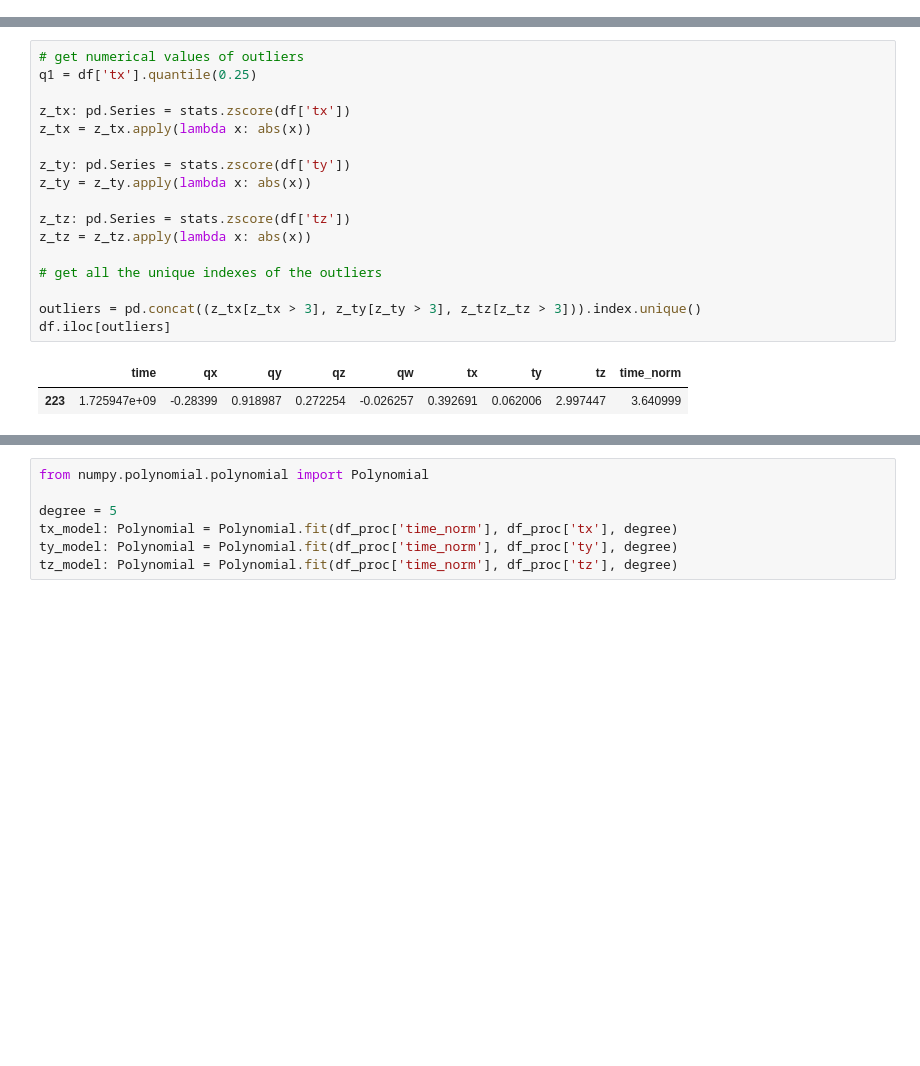
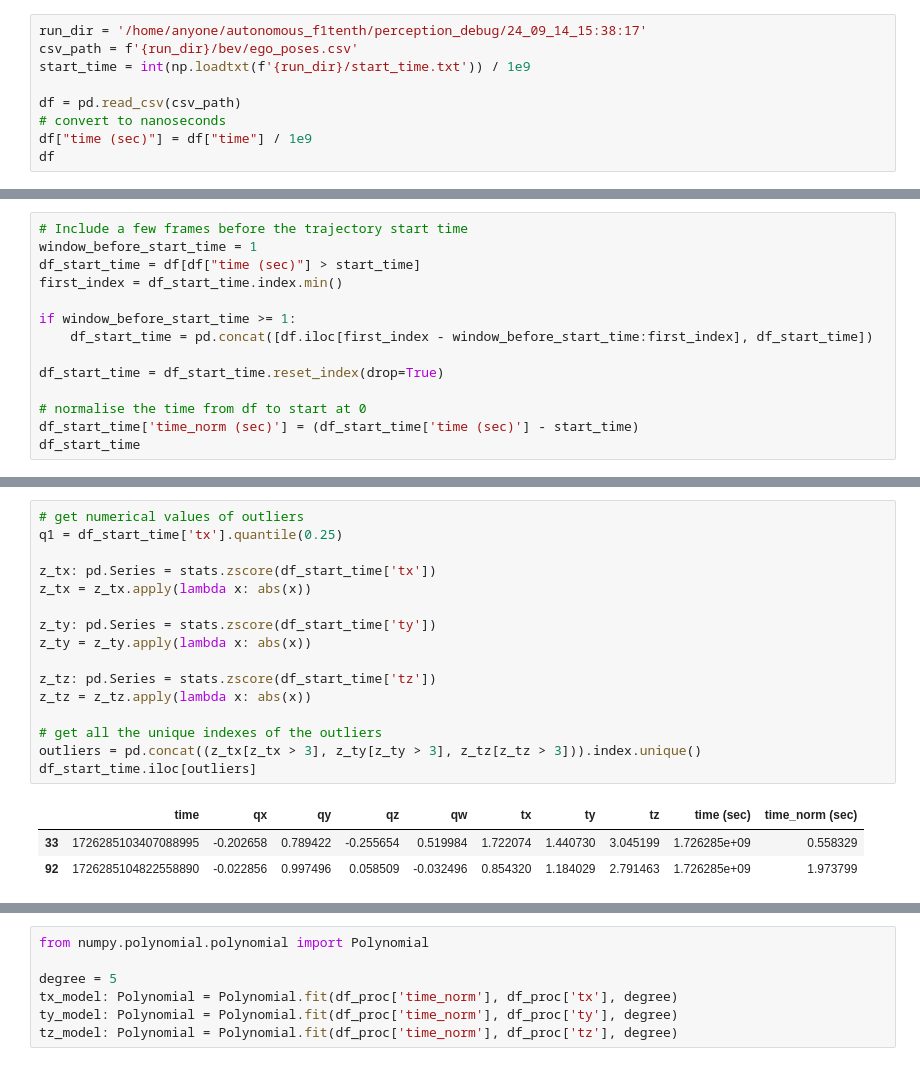
Before and after one commit to ShungFei/autonomous_f1tenth, a Jupyter notebook: src/perception/perception/scripts/model_fitting.ipynb, the cells around one changed output, grey strips where cells are left out. Drawn from its saved outputs; the diff is of its cells as text; blank space fills up the shorter version.

```diff
--- a/src/perception/perception/scripts/model_fitting.ipynb
+++ b/src/perception/perception/scripts/model_fitting.ipynb
@@ -36,0 +16,9 @@ df
+# %%
+run_dir = '/home/anyone/autonomous_f1tenth/perception_debug/24_09_14_15:38:17'
+csv_path = f'{run_dir}/bev/ego_poses.csv'
+start_time = int(np.loadtxt(f'{run_dir}/start_time.txt')) / 1e9
+
+df = pd.read_csv(csv_path)
+# convert to nanoseconds
+df["time (sec)"] = df["time"] / 1e9
+df
@@ -36,0 +39,14 @@ df
+# %%
+# Include a few frames before the trajectory start time
+window_before_start_time = 1
+df_start_time = df[df["time (sec)"] > start_time]
+first_index = df_start_time.index.min()
+
+if window_before_start_time >= 1:
+    df_start_time = pd.concat([df.iloc[first_index - window_before_start_time:first_index], df_start_time])
+
+df_start_time = df_start_time.reset_index(drop=True)
+
+# normalise the time from df to start at 0
+df_start_time['time_norm (sec)'] = (df_start_time['time (sec)'] - start_time)
+df_start_time
@@ -37,20 +67,20 @@ df
 # %%
 # get numerical values of outliers
-q1 = df['tx'].quantile(0.25)
+q1 = df_start_time['tx'].quantile(0.25)
 
-z_tx: pd.Series = stats.zscore(df['tx'])
+z_tx: pd.Series = stats.zscore(df_start_time['tx'])
 z_tx = z_tx.apply(lambda x: abs(x))
 
-z_ty: pd.Series = stats.zscore(df['ty'])
+z_ty: pd.Series = stats.zscore(df_start_time['ty'])
 z_ty = z_ty.apply(lambda x: abs(x))
 
-z_tz: pd.Series = stats.zscore(df['tz'])
+z_tz: pd.Series = stats.zscore(df_start_time['tz'])
 z_tz = z_tz.apply(lambda x: abs(x))
 
 # get all the unique indexes of the outliers
-
 outliers = pd.concat((z_tx[z_tx > 3], z_ty[z_ty > 3], z_tz[z_tz > 3])).index.unique()
-df.iloc[outliers]
+df_start_time.iloc[outliers]
 # %% [output]
-|  | time | qx | qy | qz | qw | tx | ty | tz | time_norm |
-| 223 | 1.725947e+09 | -0.28399 | 0.918987 | 0.272254 | -0.026257 | 0.392691 | 0.062006 | 2.997447 | 3.640999 |
+|  | time | qx | qy | qz | qw | tx | ty | tz | time (sec) | time_norm (sec) |
+| 33 | 1726285103407088995 | -0.202658 | 0.789422 | -0.255654 | 0.519984 | 1.722074 | 1.440730 | 3.045199 | 1.726285e+09 | 0.558329 |
+| 92 | 1726285104822558890 | -0.022856 | 0.997496 | 0.058509 | -0.032496 | 0.854320 | 1.184029 | 2.791463 | 1.726285e+09 | 1.973799 |
```
Also changed, not shown: parts of 11 cells of this notebook.
